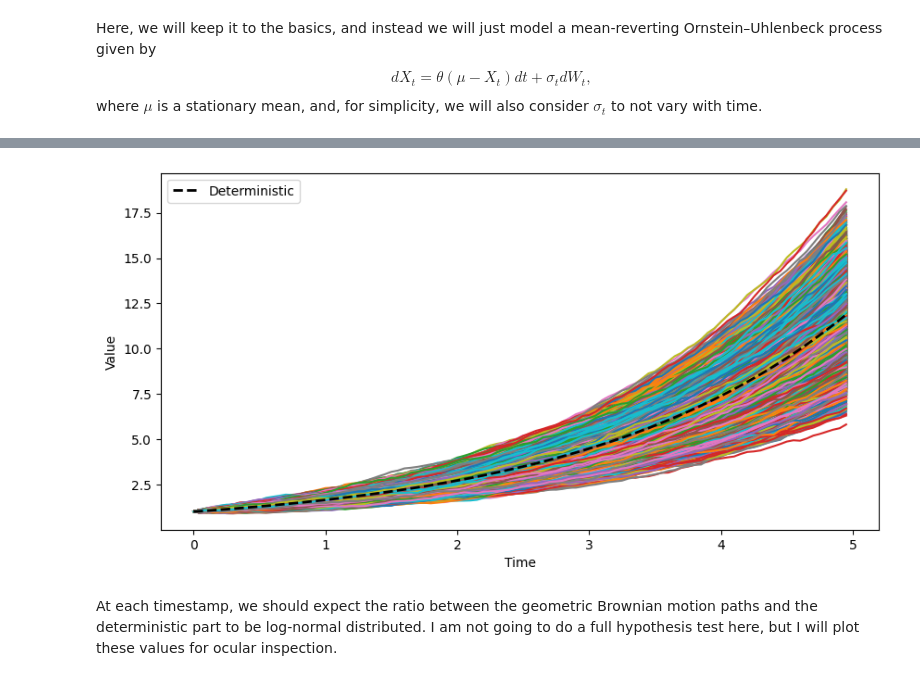
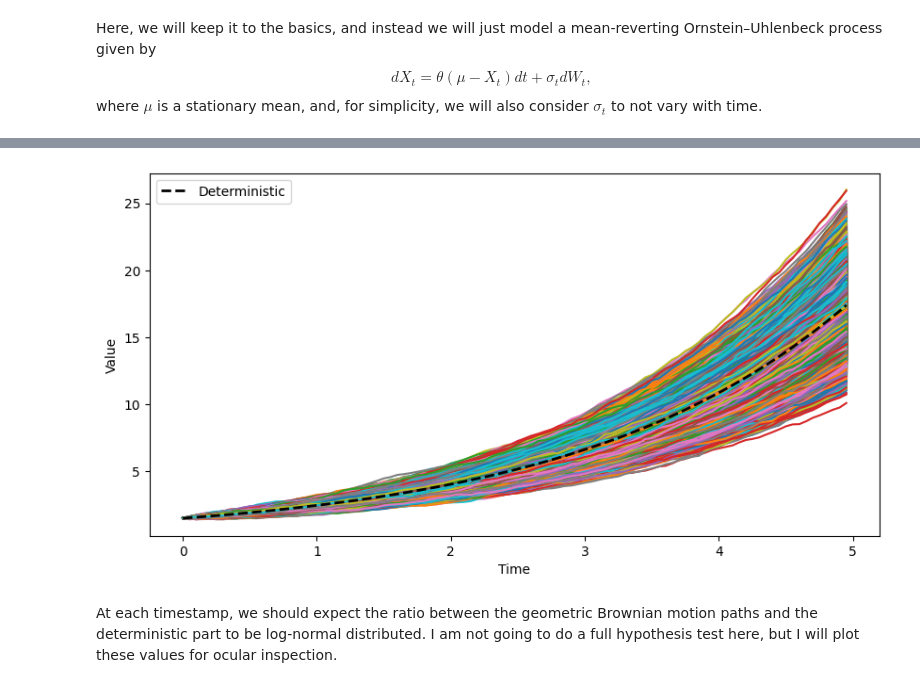
Before and after one commit to victorventuri/misc_quant, a Jupyter notebook: notebooks/stochastic_processes/visualizing_ito.ipynb, the cells around one changed output, grey strips where cells are left out. Drawn from its saved outputs; the diff is of its cells as text; code cells hidden in the pictures.

```diff
--- a/notebooks/stochastic_processes/visualizing_ito.ipynb
+++ b/notebooks/stochastic_processes/visualizing_ito.ipynb
@@ -48,7 +50,7 @@ for _ in tqdm(range(num_simulations)):
     start_val = np.random.uniform(low=0, high=6)
     timestamps, values = ou_proc.simulate(num_steps=num_steps, start_value=start_val)
 
-fig, axes = ou_proc.plot_runs(figsize=(10, 3))
+fig, axes = ou_proc.plot_runs(subplots_args={'figsize': (10, 3)})
 axes.plot([timestamps[0], timestamps[-1]], [mean, mean],
           'k--', linewidth=2, label='Mean')
 _ = axes.legend()
@@ -105,37 +72,38 @@ Var[X_t] = X_0^2 e^{2\mu t}\left(e^{\sigma^2 t} - 1\right)
 class SimpleScale():
     def __init__(self, scale: Union[float, np.ndarray]):
         self.scale = scale
 
     def __call__(self, time: float, x: Union[float, np.ndarray]) -> Union[float, np.ndarray]:
         return self.scale * x
 
 # Define parameters
 mu = 0.5
 sigma2 = 0.01  # NOTE: this is not actually the same sigma, as it provides the covariance!
 drift = SimpleScale(scale=mu)
 diffusion = SimpleScale(scale=sigma2)
 rng_seed = 62831
 
 gbm = Ito(infinitesimal_time_interval=0.05,
           drift=drift,
           stochastic_stepper=diffusion,
           seed=rng_seed)
 
 # Simulate
 num_simulations = 50000
 num_steps = 100
+start_val = 1.5
 for _ in tqdm(range(num_simulations)):
-    timestamps, values = gbm.simulate(num_steps=num_steps, start_value=1.)
+    timestamps, values = gbm.simulate(num_steps=num_steps, start_value=start_val)
 
 # Plot
-fig, axes = gbm.plot_runs(figsize=(10, 5))
+fig, axes = gbm.plot_runs(subplots_args={'figsize': (10, 5)})
 # Let's also plot the "deterministic" part of the solution to the stochastic differential equation above
-deterministic_sol = np.exp((mu - (sigma2 * sigma2 / 2.)) * timestamps)
+deterministic_sol = start_val * np.exp((mu - (sigma2/2.)) * timestamps)
 axes.plot(timestamps, deterministic_sol,
           'k--', linewidth=2, label='Deterministic')
 _ = axes.legend(loc='upper left')
 # %% [output]
-[figure, old version]
+[figure, new version]
 # %% [markdown]
 At each timestamp, we should expect the ratio between the geometric Brownian motion paths and the deterministic part to be log-normal distributed. I am not going to do a full hypothesis test here, but I will plot these values for ocular inspection.
 # %%
```
Also changed, not shown: parts of 11 cells of this notebook.
